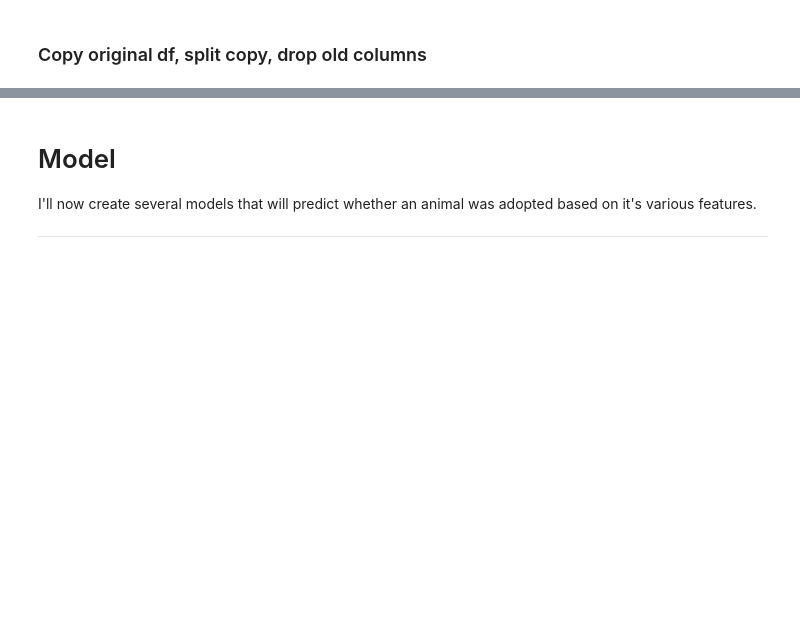
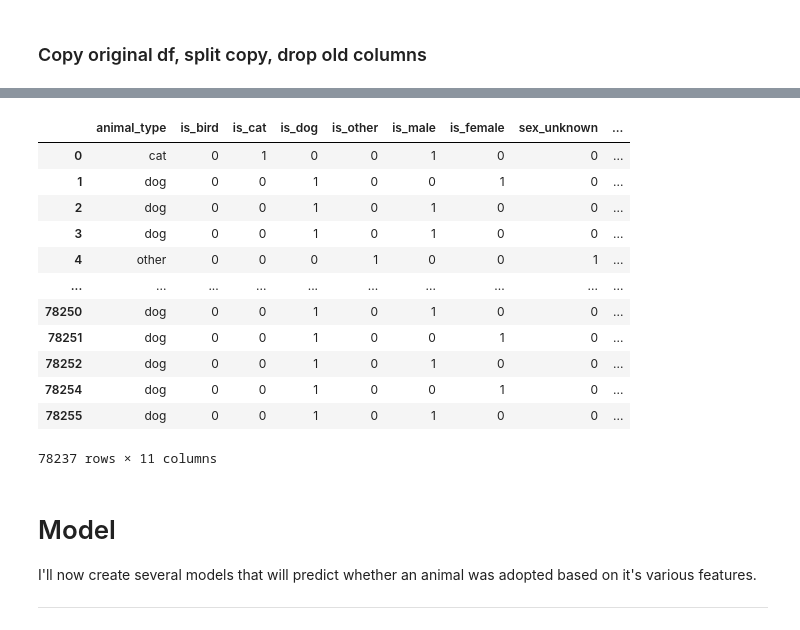
Before and after one commit to SamuelD-Data/aac_outcomes_project, a Jupyter notebook: aac_project_notebook.ipynb, the cells around one changed output, grey strips where cells are left out. Saved outputs shown, nothing was run; the diff lists cells and outputs as text; code cells hidden in the pictures; blank space fills up the shorter version.

```diff
--- a/aac_project_notebook.ipynb
+++ b/aac_project_notebook.ipynb
@@ -115,9 +109,0 @@ Name: age_upon_outcome, dtype: int64
-# %%
-df['age_under_1'] = np.where(
-    (df.age_upon_outcome.str.contains('week')) |
-    (df.age_upon_outcome.str.contains('month')) |
-    (df.age_upon_outcome.str.contains('days')), 1, 0)
-
-df['age_between_1_and_2'] = np.where((df.age_upon_outcome.str.contains('1 year')), 1, 0)
-
-df['age_2_or_more'] = np.where((df.age_upon_outcome.str.contains('years')), 1, 0)
@@ -177,4 +172,4 @@ Missing               46
 Relocate              16
 Name: outcome_type, dtype: int64
 # %%
-df['adopted'] = np.where((df.outcome_type.str.contains('Adopt')), 1, 0)
+df['is_adopted'] = np.where((df.outcome_type.str.contains('Adopt')), 1, 0)
@@ -182,0 +178,13 @@ alternate age c
+# %%
+age_split = df.age_upon_outcome.str.split(expand=True)
+
+age_split.columns = (['num', 'period'])
+
+age_split.num = pd.to_numeric(age_split.num)
+
+age_split['age_in_weeks'] = np.where((age_split.period.str.contains('day')), 1, 0)
+age_split['age_in_weeks'] = np.where((age_split.period.str.contains('week')), age_split.num, age_split.age_in_weeks)
+age_split['age_in_weeks'] = np.where((age_split.period.str.contains('month')), age_split.num * 4, age_split.age_in_weeks)
+age_split['age_in_weeks'] = np.where((age_split.period.str.contains('year')), age_split.num * 52, age_split.age_in_weeks)
+
+df = pd.concat([df, age_split['age_in_weeks']], axis = 1)
@@ -187,7 +201,6 @@ dfp = df.copy()
 # %%
-dfp = dfp[['age_under_1', 'age_between_1_and_2', 'age_2_or_more', 'is_bird',
-       'is_cat', 'is_dog', 'is_other', 'is_male', 'is_female', 'sex_unknown',
-       'is_neutered_or_spayed', 'adopted']]
+df = df[['animal_type', 'is_bird', 'is_cat', 'is_dog', 'is_other', 'is_male',
+       'is_female', 'sex_unknown', 'is_neutered_or_spayed', 'age_in_weeks', 'is_adopted']]
 # %%
 def split_data(df):
     """
@@ -206,3 +221,19 @@ train, validate, test = split_data(dfp)
+# %%
+df
+# %% [output]
+|  | animal_type | is_bird | is_cat | is_dog | is_other | is_male | is_female | sex_unknown | ... |
+| 0 | cat | 0 | 1 | 0 | 0 | 1 | 0 | 0 | ... |
+| 1 | dog | 0 | 0 | 1 | 0 | 0 | 1 | 0 | ... |
+| 2 | dog | 0 | 0 | 1 | 0 | 1 | 0 | 0 | ... |
+| 3 | dog | 0 | 0 | 1 | 0 | 1 | 0 | 0 | ... |
+| 4 | other | 0 | 0 | 0 | 1 | 0 | 0 | 1 | ... |
+| ... | ... | ... | ... | ... | ... | ... | ... | ... | ... |
+| 78250 | dog | 0 | 0 | 1 | 0 | 1 | 0 | 0 | ... |
+| 78251 | dog | 0 | 0 | 1 | 0 | 0 | 1 | 0 | ... |
+| 78252 | dog | 0 | 0 | 1 | 0 | 1 | 0 | 0 | ... |
+| 78254 | dog | 0 | 0 | 1 | 0 | 0 | 1 | 0 | ... |
+| 78255 | dog | 0 | 0 | 1 | 0 | 1 | 0 | 0 | ... |
+78237 rows × 11 columns
 # %% [markdown]
 # Model
 I'll now create several models that will predict whether an animal was adopted based on it's various features.
```
Also changed, not shown: parts of 20 cells of this notebook.
